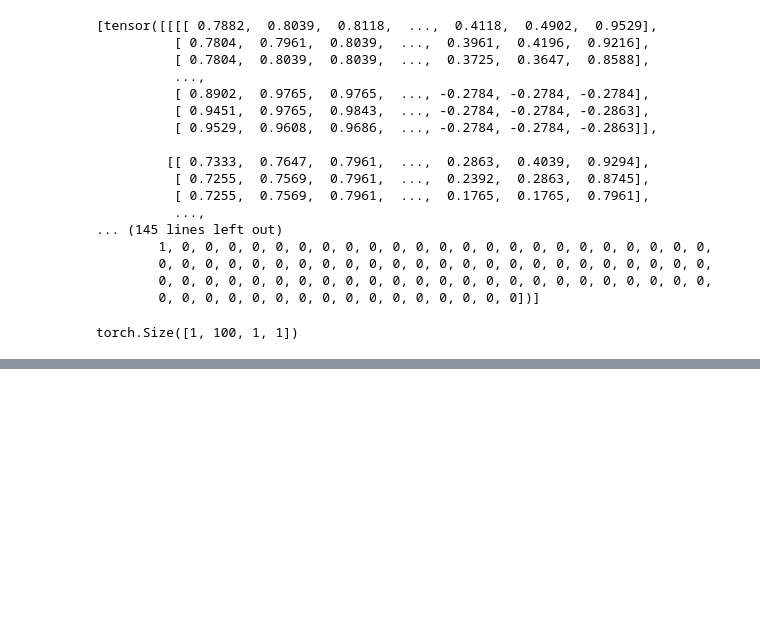
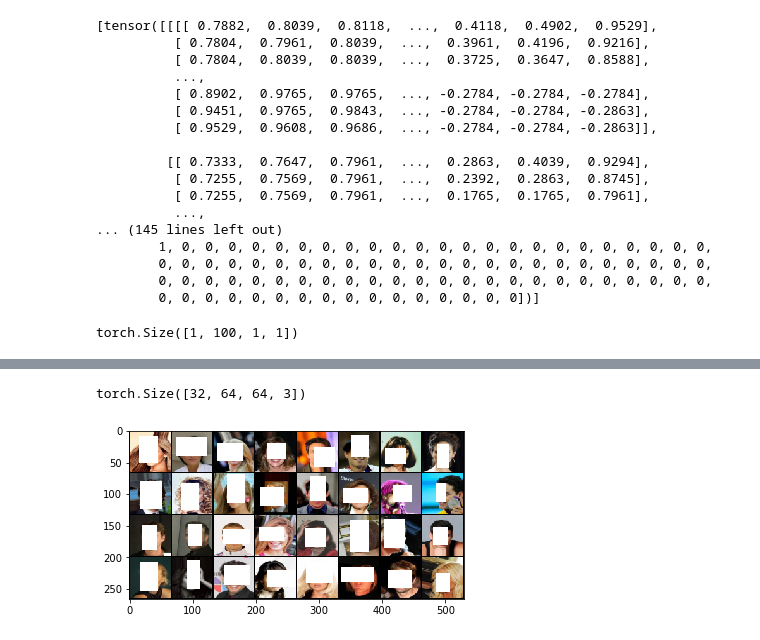
Before and after one commit to filipovskid/image-inpainting, a Jupyter notebook: src/playground.ipynb, the cells around one changed output, grey strips where cells are left out. Drawn from its saved outputs; the diff is of its cells as text; code cells hidden in the pictures; blank space fills up the shorter version.

```diff
--- a/src/playground.ipynb
+++ b/src/playground.ipynb
@@ -307,0 +389,10 @@ torch.Size([1, 100, 1, 1])
+# %%
+for sample in data_loader:
+    print(sample[1].shape)
+    corrupted_images = sample[1].permute(0, 3, 1, 2)
+    grid = make_grid(corrupted_images, nrow=8)
+    plt.imshow(grid.permute(1, 2, 0))
+    break
+# %% [output]
+torch.Size([32, 64, 64, 3])
+[figure, added]
```
Also changed, not shown: parts of 14 cells of this notebook, 2 other files.
